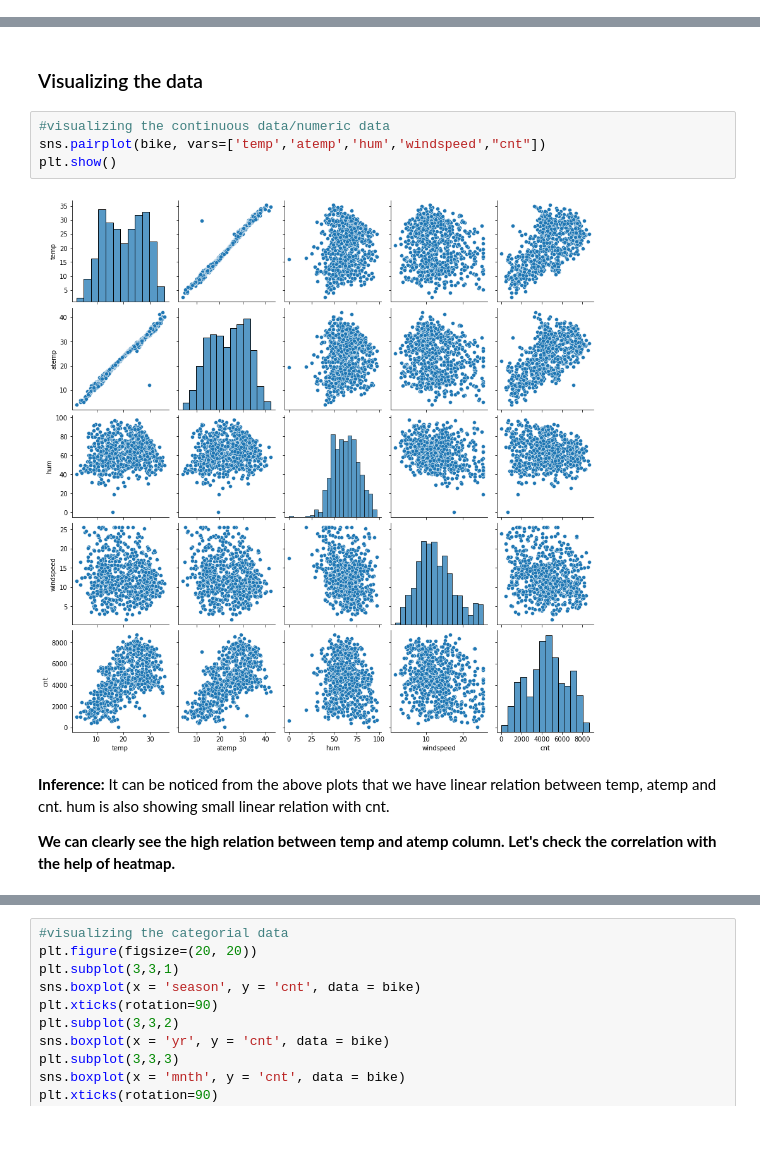
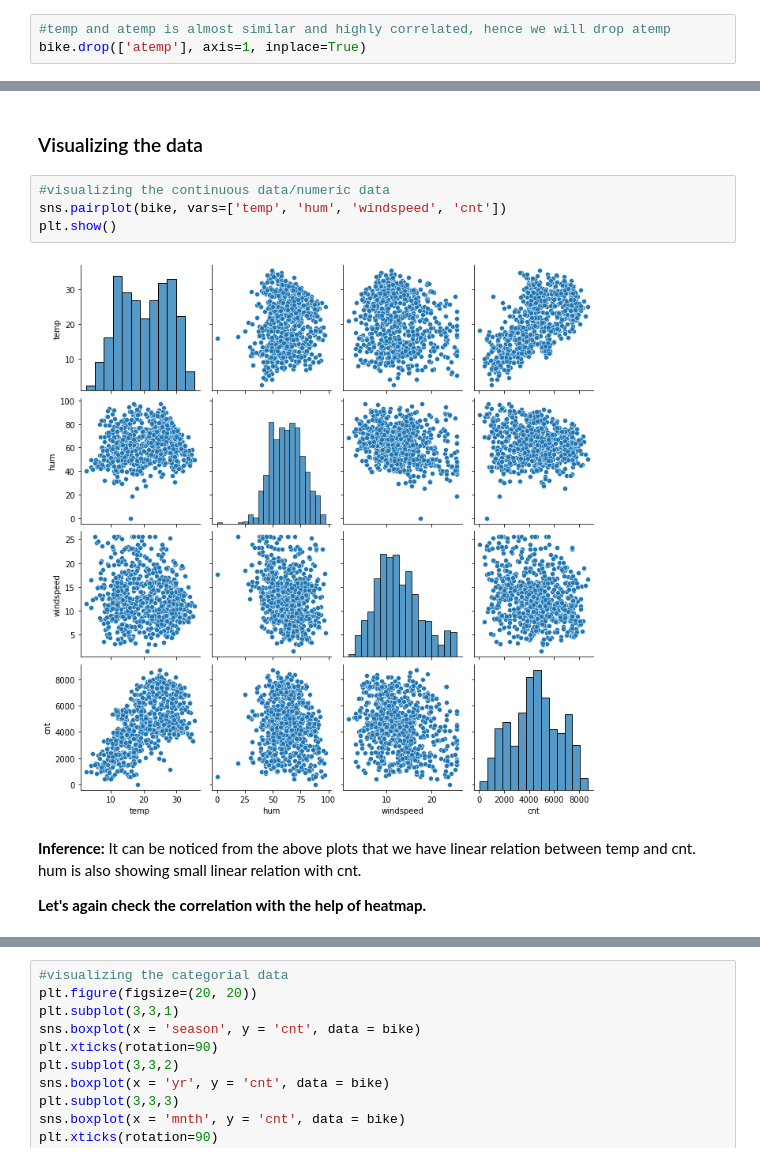
Before and after one commit to shuklavaibhav1994/Bike-Sharing, a Jupyter notebook: Vaibhav_Shukla_Bike_Sharing.ipynb, the cells around one changed output, grey strips where cells are left out. Cells and saved outputs as stored; diff of their text form; blank space fills up the shorter version.

Commit message:
modified the python file again

```diff
--- a/Vaibhav_Shukla_Bike_Sharing.ipynb
+++ b/Vaibhav_Shukla_Bike_Sharing.ipynb
@@ -101,6 +110,9 @@ bike.drop(['casual','registered'],axis=1,inplace=True)
 # %%
 #we have 'yr', 'mnth', 'weekday' columns so we don't need 'dteday' column, hence deleting this column
 bike.drop(['dteday'], axis=1, inplace=True)
+# %%
+#temp and atemp is almost similar and highly correlated, hence we will drop atemp
+bike.drop(['atemp'], axis=1, inplace=True)
 # %%
 bike.head()
 # %% [output]
@@ -239,14 +249,14 @@ plt.show()
 ### Visualizing the data
 # %%
 #visualizing the continuous data/numeric data
-sns.pairplot(bike, vars=['temp','atemp','hum','windspeed',"cnt"])
+sns.pairplot(bike, vars=['temp', 'hum', 'windspeed', 'cnt'])
 plt.show()
 # %% [output]
-[figure, old version]
+[figure, new version]
 # %% [markdown]
-**Inference:** It can be noticed from the above plots that we have linear relation between temp, atemp and cnt. hum is also showing small linear relation with cnt.
+**Inference:** It can be noticed from the above plots that we have linear relation between temp and cnt. hum is also showing small linear relation with cnt.
 
-**We can clearly see the high relation between temp and atemp column. Let's check the correlation with the help of heatmap.**
+**Let's again check the correlation with the help of heatmap.**
 # %%
 # plotting heat map to see correlation between features
 bike_corr = bike.corr()
```
Also changed, not shown: parts of 59 cells of this notebook.
